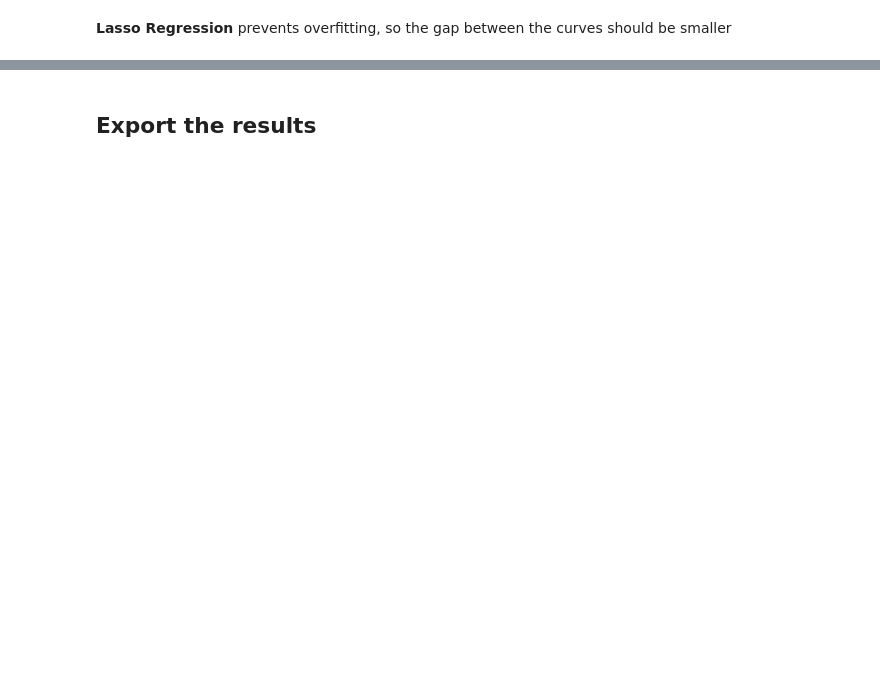
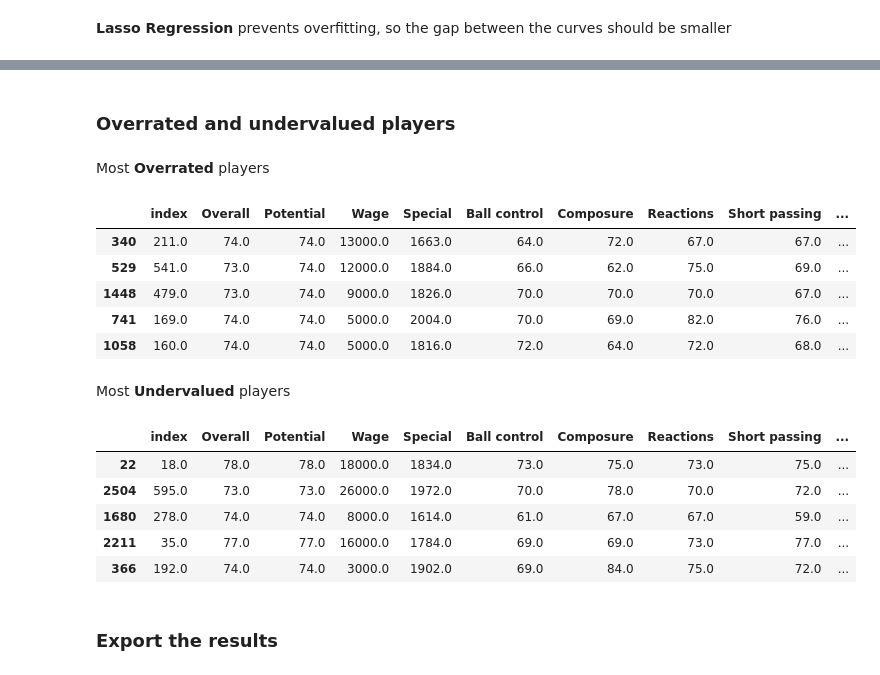
Before and after one commit to matiasmascioto/ml_mini_projects, a Jupyter notebook: fifa_18_value_prediction/data_modeling.ipynb, the cells around one changed output, grey strips where cells are left out. Saved outputs shown, nothing was run; the diff lists cells and outputs as text; code cells hidden in the pictures; blank space fills up the shorter version.

```diff
--- a/fifa_18_value_prediction/data_modeling.ipynb
+++ b/fifa_18_value_prediction/data_modeling.ipynb
@@ -345,2 +364,27 @@ plt.show()
+# %% [markdown]
+### Overrated and undervalued players
+# %%
+results_df["difference"] = results_df["Prediction Lasso Regression"] - results_df["Value"]
+
+display(md("Most **Overrated** players"))
+display(results_df.sort_values(by="difference", ascending=True).head())
+
+display(md("Most **Undervalued** players"))
+display(results_df.sort_values(by="difference", ascending=False).head())
+# %% [output]
+Most **Overrated** players
+|  | index | Overall | Potential | Wage | Special | Ball control | Composure | Reactions | Short passing | ... |
+| 340 | 211.0 | 74.0 | 74.0 | 13000.0 | 1663.0 | 64.0 | 72.0 | 67.0 | 67.0 | ... |
+| 529 | 541.0 | 73.0 | 74.0 | 12000.0 | 1884.0 | 66.0 | 62.0 | 75.0 | 69.0 | ... |
+| 1448 | 479.0 | 73.0 | 74.0 | 9000.0 | 1826.0 | 70.0 | 70.0 | 70.0 | 67.0 | ... |
+| 741 | 169.0 | 74.0 | 74.0 | 5000.0 | 2004.0 | 70.0 | 69.0 | 82.0 | 76.0 | ... |
+| 1058 | 160.0 | 74.0 | 74.0 | 5000.0 | 1816.0 | 72.0 | 64.0 | 72.0 | 68.0 | ... |
+Most **Undervalued** players
+|  | index | Overall | Potential | Wage | Special | Ball control | Composure | Reactions | Short passing | ... |
+| 22 | 18.0 | 78.0 | 78.0 | 18000.0 | 1834.0 | 73.0 | 75.0 | 73.0 | 75.0 | ... |
+| 2504 | 595.0 | 73.0 | 73.0 | 26000.0 | 1972.0 | 70.0 | 78.0 | 70.0 | 72.0 | ... |
+| 1680 | 278.0 | 74.0 | 74.0 | 8000.0 | 1614.0 | 61.0 | 67.0 | 67.0 | 59.0 | ... |
+| 2211 | 35.0 | 77.0 | 77.0 | 16000.0 | 1784.0 | 69.0 | 69.0 | 73.0 | 77.0 | ... |
+| 366 | 192.0 | 74.0 | 74.0 | 3000.0 | 1902.0 | 69.0 | 84.0 | 75.0 | 72.0 | ... |
 # %% [markdown]
-## Export the results <a id="export"></a>
+### Export the results
```
Also changed, not shown: parts of 25 cells of this notebook, 3 other files.
